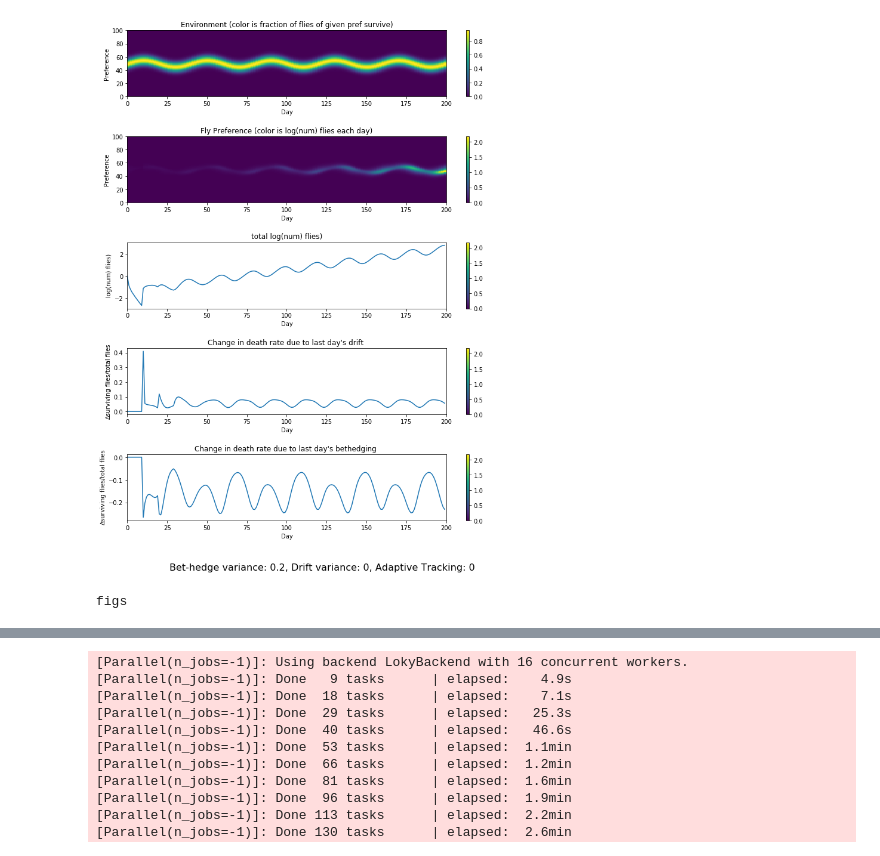
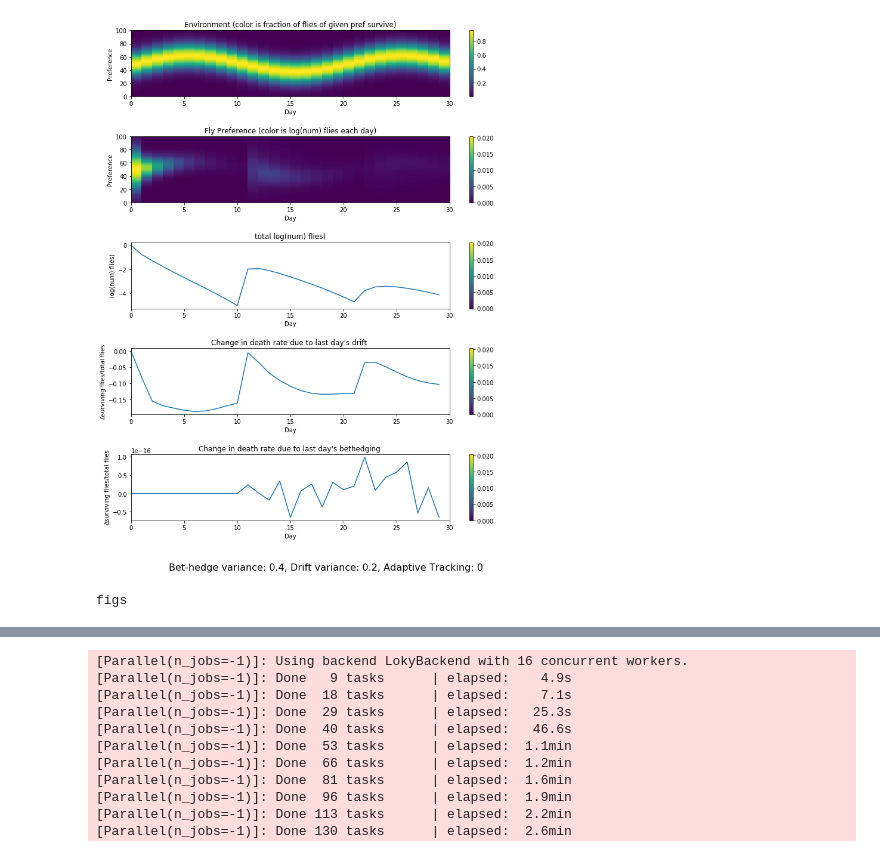
Before and after one commit to ryantmaloney/Simplified-Drift-Modeling, a Jupyter notebook: driftmodeling.ipynb, the cells around one changed output, grey strips where cells are left out. Drawn from its saved outputs; the diff is of its cells as text; code cells hidden in the pictures.

Commit message:
Fixed daily drift effect, broke daily bet-hedging

```diff
--- a/driftmodeling.ipynb
+++ b/driftmodeling.ipynb
@@ -5,35 +7,29 @@ imp.reload(sd)
 # %%
 import simpledrift as sd
 import imp
 imp.reload(sd)
 import matrixmaker as mm
 imp.reload(mm)
 
-#driftmodeling(flynum, numberofbins, numberofdays, prefmean, prefvariance, envimean, envivariance, driftvariance, gain, per)
 flynum=1
 numberofbins=100
-numberofdays=200
+numberofdays=30
 prefmean=0
-
-#one run that has x, 2x, 3x, etc all y
-#one run that has y, 2y, 3y, etc all x
-
-prefvariance=.2
+prefvariance=.4
 envimean=0
 envivariance=.25
-driftvariance=0
+driftvariance=.2
 adaptivetracking=0
-gain=.1
-per=40
+gain=.25
+per=20
 maxsurvivalrate=.95
-birthrate=5
+birthrate=20
 matureage=10
 percentbh=0.01
 
-#sd.driftmodeling(flynum, numberofbins, numberofdays, prefmean, prefvariance, envimean, envivariance, driftvariance, gain, per,maxsurvivalrate,birthrate,matureage, percentbh)
 finalpop=sd.driftmodeling(flynum, numberofbins, numberofdays, prefmean, prefvariance, envimean, envivariance, driftvariance, adaptivetracking, gain, per,maxsurvivalrate,birthrate,matureage, percentbh, True, 'figs')
 # %% [output]
-[figure, old version]
+[figure, new version]
 figs
 # %%
 import simpledrift as sd
```
Also changed, not shown: parts of 2 cells of this notebook, 2 other files.
